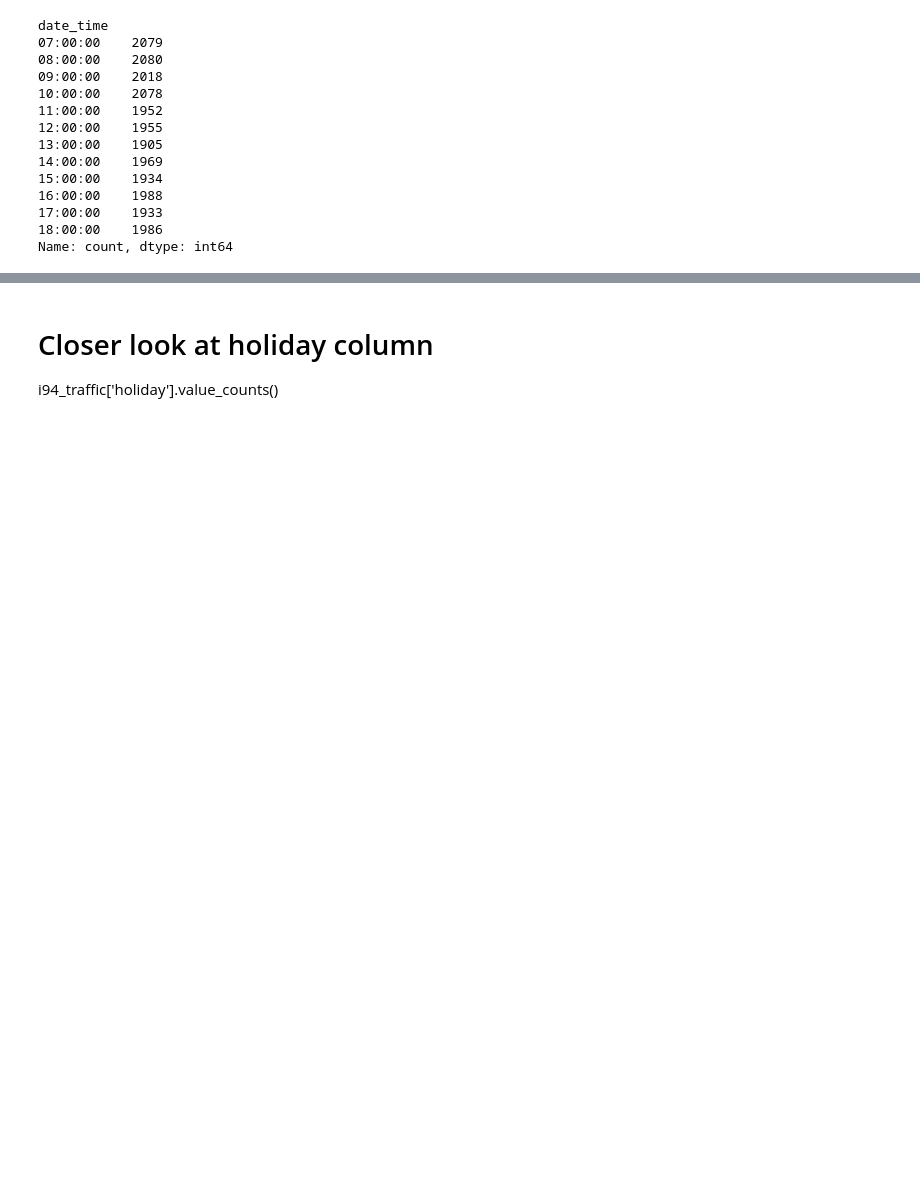
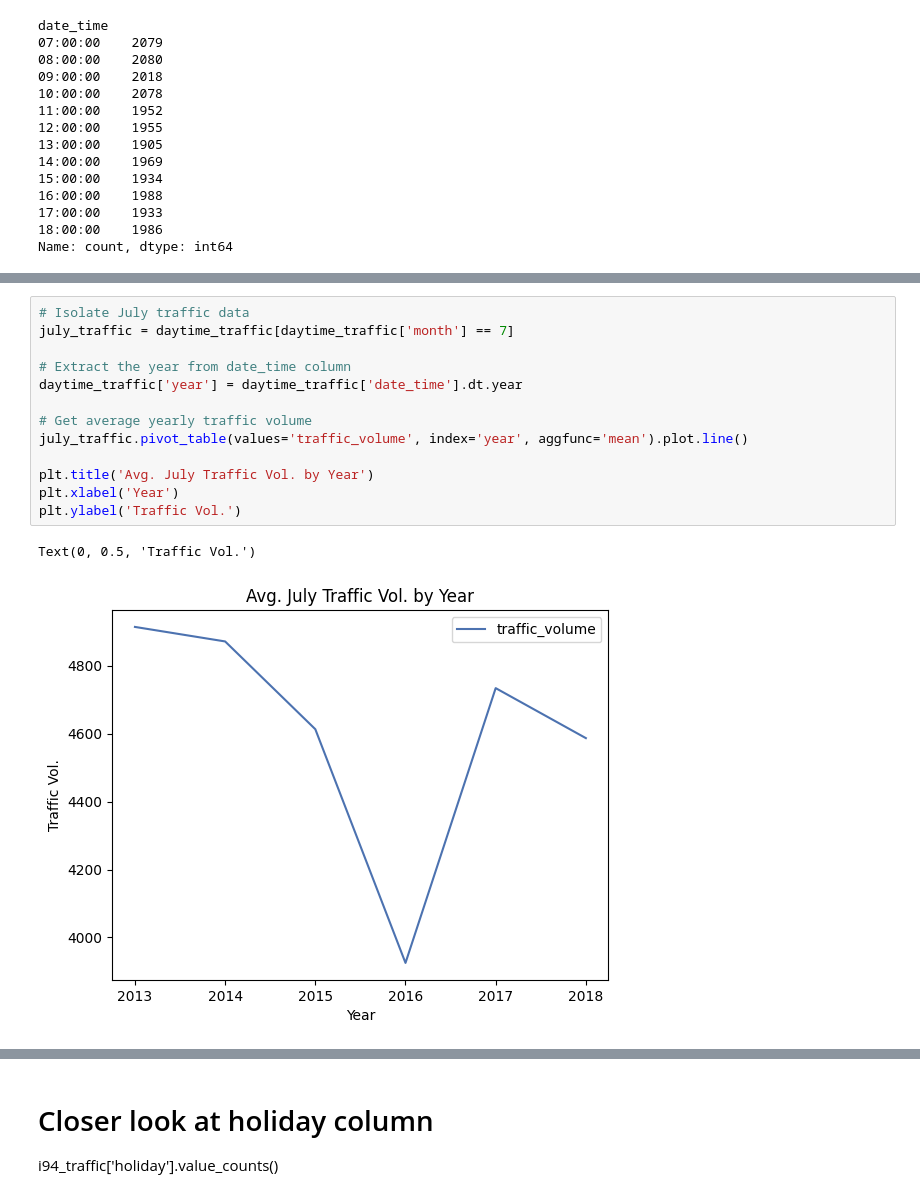
Before and after one commit to shree131/Heavy-Traffic-Indicators-Analysis, a Jupyter notebook: I94_heavy_traffic_indicators_analysis.ipynb, the cells around one changed output, grey strips where cells are left out. Cells and saved outputs as stored; diff of their text form; blank space fills up the shorter version.

```diff
--- a/I94_heavy_traffic_indicators_analysis.ipynb
+++ b/I94_heavy_traffic_indicators_analysis.ipynb
@@ -394,0 +444,16 @@ Name: count, dtype: int64
+# %%
+# Isolate July traffic data
+july_traffic = daytime_traffic[daytime_traffic['month'] == 7]
+
+# Extract the year from date_time column
+daytime_traffic['year'] = daytime_traffic['date_time'].dt.year
+
+# Get average yearly traffic volume
+july_traffic.pivot_table(values='traffic_volume', index='year', aggfunc='mean').plot.line()
+
+plt.title('Avg. July Traffic Vol. by Year')
+plt.xlabel('Year')
+plt.ylabel('Traffic Vol.')
+# %% [output]
+Text(0, 0.5, 'Traffic Vol.')
+[figure, added]
```
Also changed, not shown: parts of 8 cells of this notebook.
